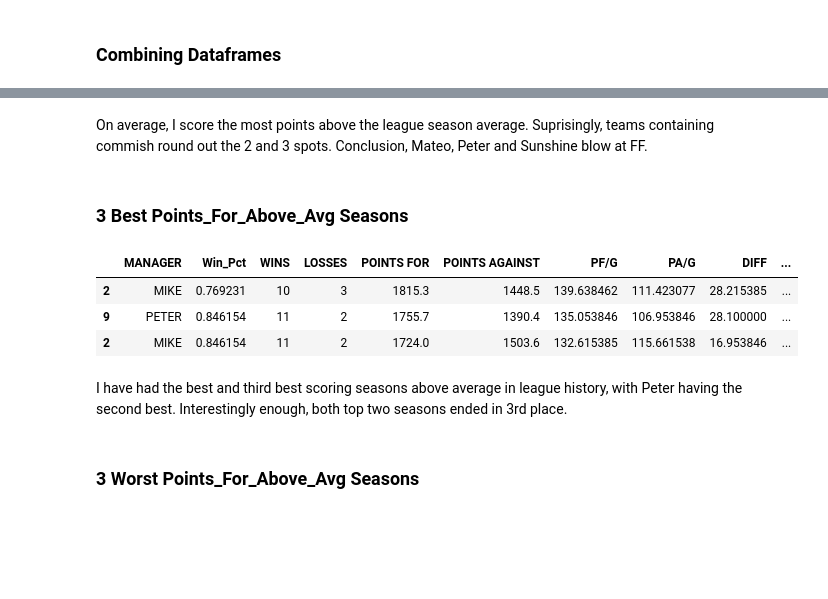
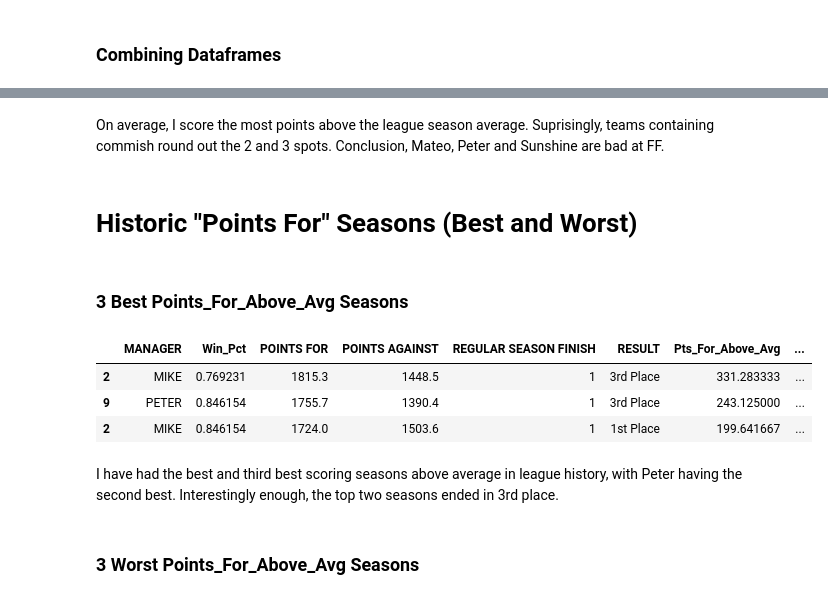
Before and after one commit to mikestef235/FF_owners, a Jupyter notebook: iPython_Notebooks/2018-2019 EOY Owner Rankings.ipynb, the cells around one changed output, grey strips where cells are left out. Drawn from its saved outputs; the diff is of its cells as text; code cells hidden in the pictures; blank space fills up the shorter version.

```diff
--- a/iPython_Notebooks/2018-2019 EOY Owner Rankings.ipynb
+++ b/iPython_Notebooks/2018-2019 EOY Owner Rankings.ipynb
@@ -56,15 +89,17 @@ result['Pts_For_Above_Avg'].plot(kind='barh', color=tuple([colors]), figsize=(10
 # %% [markdown]
-On average, I score the most points above the league season average. Suprisingly, teams containing commish round out the 2 and 3 spots. Conclusion, Mateo, Peter and Sunshine blow at FF.
+On average, I score the most points above the league season average. Suprisingly, teams containing commish round out the 2 and 3 spots. Conclusion, Mateo, Peter and Sunshine are bad at FF.
+# %% [markdown]
+# Historic "Points For" Seasons (Best and Worst)
 # %% [markdown]
 ### 3 Best Points_For_Above_Avg Seasons
 # %%
-data.sort_values('Pts_For_Above_Avg', ascending=False)[:3]
+data.sort_values('Pts_For_Above_Avg', ascending=False)[:3].drop(['DIFF', 'PA/G', 'PF/G', 'WINS', 'LOSSES', 'Year'], axis=1)
 # %% [output]
-|  | MANAGER | Win_Pct | WINS | LOSSES | POINTS FOR | POINTS AGAINST | PF/G | PA/G | DIFF | ... |
-| 2 | MIKE | 0.769231 | 10 | 3 | 1815.3 | 1448.5 | 139.638462 | 111.423077 | 28.215385 | ... |
-| 9 | PETER | 0.846154 | 11 | 2 | 1755.7 | 1390.4 | 135.053846 | 106.953846 | 28.100000 | ... |
-| 2 | MIKE | 0.846154 | 11 | 2 | 1724.0 | 1503.6 | 132.615385 | 115.661538 | 16.953846 | ... |
+|  | MANAGER | Win_Pct | POINTS FOR | POINTS AGAINST | REGULAR SEASON FINISH | RESULT | Pts_For_Above_Avg | ... |
+| 2 | MIKE | 0.769231 | 1815.3 | 1448.5 | 1 | 3rd Place | 331.283333 | ... |
+| 9 | PETER | 0.846154 | 1755.7 | 1390.4 | 1 | 3rd Place | 243.125000 | ... |
+| 2 | MIKE | 0.846154 | 1724.0 | 1503.6 | 1 | 1st Place | 199.641667 | ... |
 # %% [markdown]
-I have had the best and third best scoring seasons above average in league history, with Peter having the second best. Interestingly enough, both top two seasons ended in 3rd place.
+I have had the best and third best scoring seasons above average in league history, with Peter having the second best. Interestingly enough, the top two seasons ended in 3rd place.
 # %% [markdown]
 ### 3 Worst Points_For_Above_Avg Seasons
```
Also changed, not shown: parts of 75 cells of this notebook.
